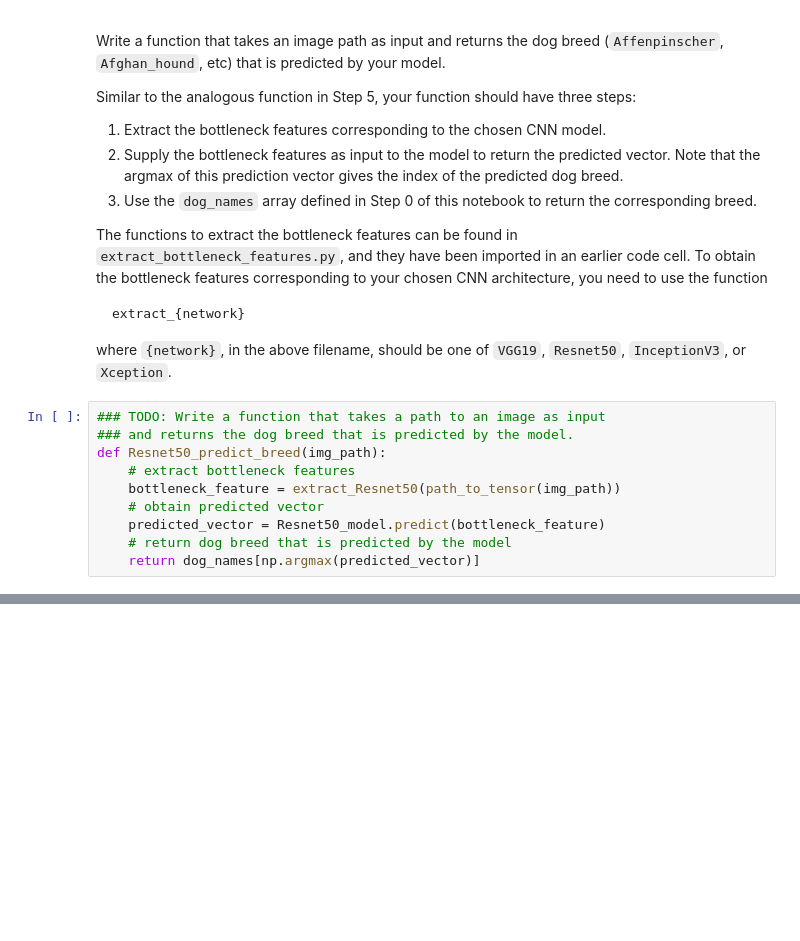
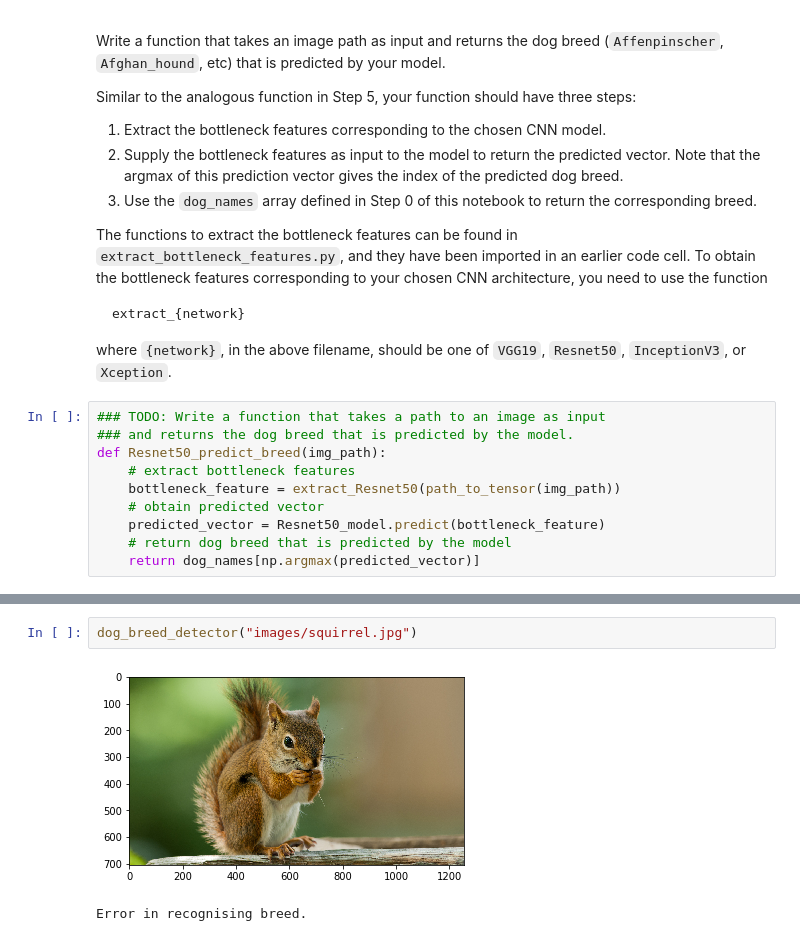
Before and after one commit to TilakD/Dog-breed-classifier---CNN-project, a Jupyter notebook: dog_app.ipynb, the cells around one changed output, grey strips where cells are left out. Cells and saved outputs as stored; diff of their text form; blank space fills up the shorter version.

```diff
--- a/dog_app.ipynb
+++ b/dog_app.ipynb
@@ -704,0 +765,5 @@ def Resnet50_predict_breed(img_path):
+# %%
+dog_breed_detector("images/squirrel.jpg")
+# %% [output]
+[figure, added]
+Error in recognising breed.
```
Also changed, not shown: parts of 8 cells of this notebook.
